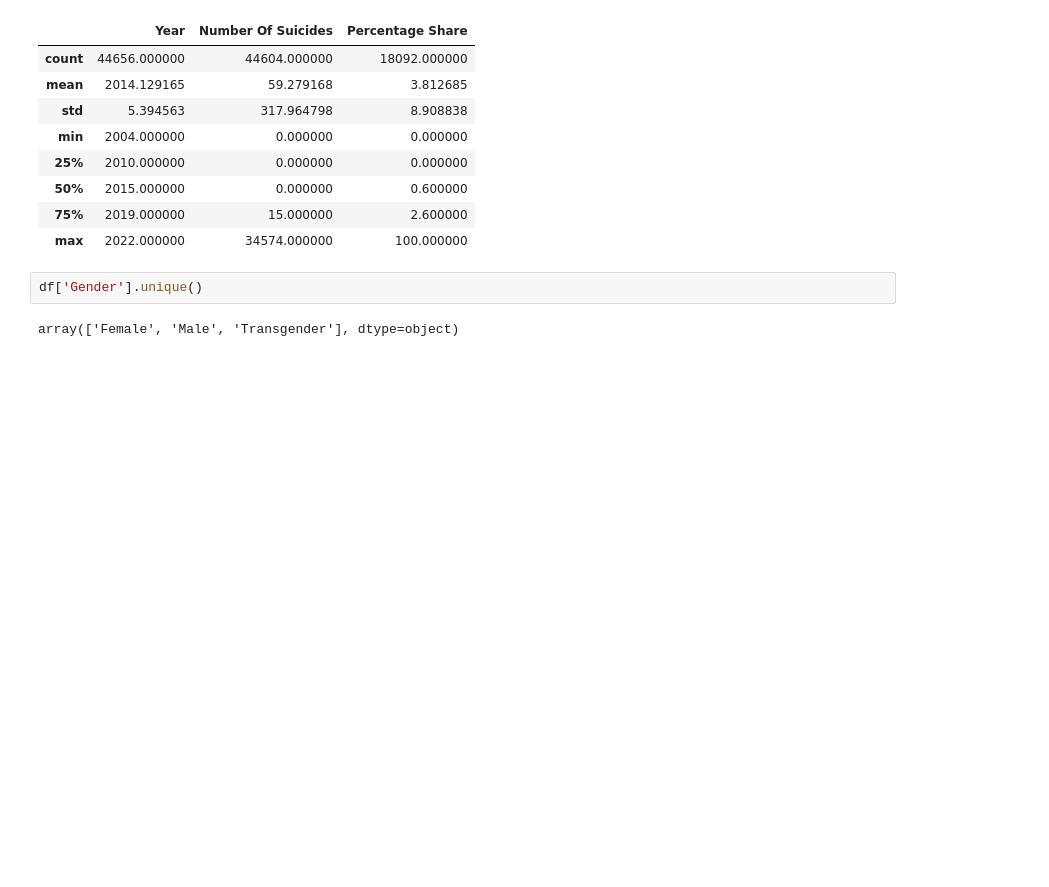
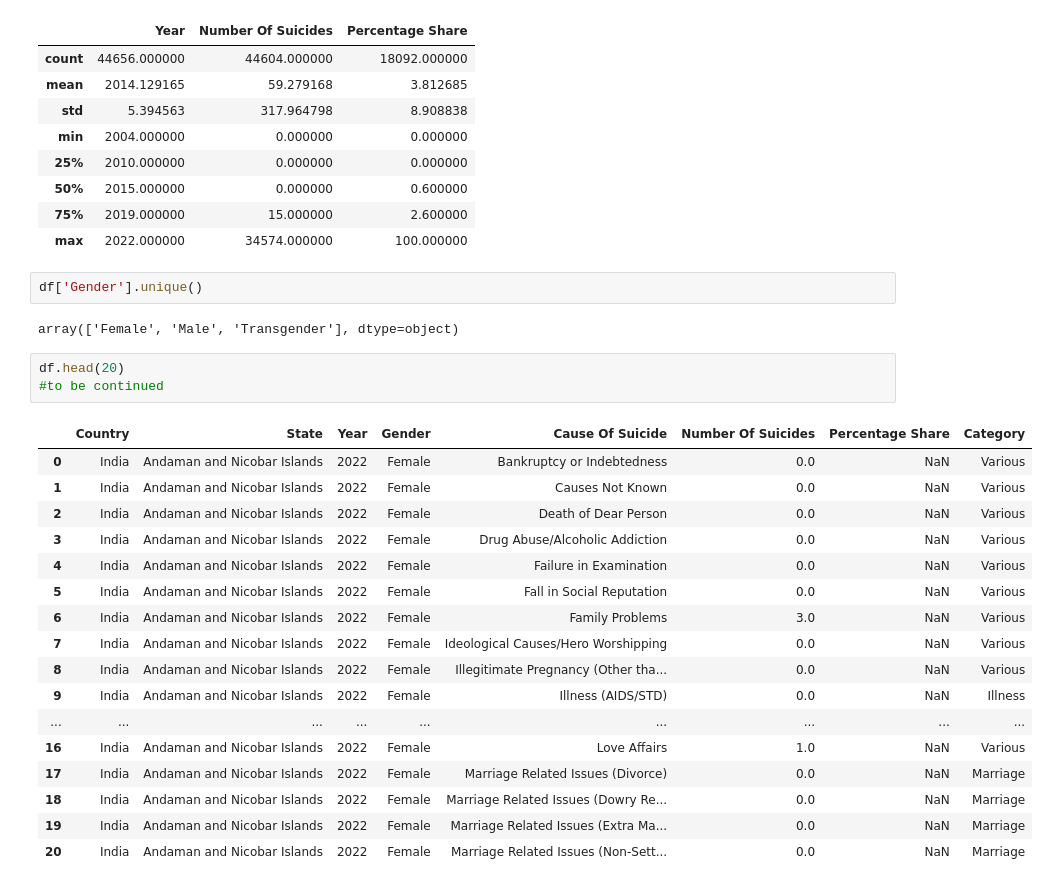
Before and after one commit to PrateekMinhas09/Suicide-Landscape-In-India, a Jupyter notebook: dataClea1n.ipynb, the cells around one changed output. Drawn from its saved outputs; the diff is of its cells as text; blank space fills up the shorter version.

```diff
--- a/dataClea1n.ipynb
+++ b/dataClea1n.ipynb
@@ -196,3 +196,24 @@ df.describe()
 df['Gender'].unique()
 # %% [output]
 array(['Female', 'Male', 'Transgender'], dtype=object)
+# %%
+df.head(20)
+#to be continued
+# %% [output]
+|  | Country | State | Year | Gender | Cause Of Suicide | Number Of Suicides | Percentage Share | Category |
+| 0 | India | Andaman and Nicobar Islands | 2022 | Female | Bankruptcy or Indebtedness | 0.0 | NaN | Various |
+| 1 | India | Andaman and Nicobar Islands | 2022 | Female | Causes Not Known | 0.0 | NaN | Various |
+| 2 | India | Andaman and Nicobar Islands | 2022 | Female | Death of Dear Person | 0.0 | NaN | Various |
+| 3 | India | Andaman and Nicobar Islands | 2022 | Female | Drug Abuse/Alcoholic Addiction | 0.0 | NaN | Various |
+| 4 | India | Andaman and Nicobar Islands | 2022 | Female | Failure in Examination | 0.0 | NaN | Various |
+| 5 | India | Andaman and Nicobar Islands | 2022 | Female | Fall in Social Reputation | 0.0 | NaN | Various |
+| 6 | India | Andaman and Nicobar Islands | 2022 | Female | Family Problems | 3.0 | NaN | Various |
+| 7 | India | Andaman and Nicobar Islands | 2022 | Female | Ideological Causes/Hero Worshipping | 0.0 | NaN | Various |
+| 8 | India | Andaman and Nicobar Islands | 2022 | Female | Illegitimate Pregnancy (Other tha... | 0.0 | NaN | Various |
+| 9 | India | Andaman and Nicobar Islands | 2022 | Female | Illness (AIDS/STD) | 0.0 | NaN | Illness |
+| ... | ... | ... | ... | ... | ... | ... | ... | ... |
+| 16 | India | Andaman and Nicobar Islands | 2022 | Female | Love Affairs | 1.0 | NaN | Various |
+| 17 | India | Andaman and Nicobar Islands | 2022 | Female | Marriage Related Issues (Divorce) | 0.0 | NaN | Marriage |
+| 18 | India | Andaman and Nicobar Islands | 2022 | Female | Marriage Related Issues (Dowry Re... | 0.0 | NaN | Marriage |
+| 19 | India | Andaman and Nicobar Islands | 2022 | Female | Marriage Related Issues (Extra Ma... | 0.0 | NaN | Marriage |
+| 20 | India | Andaman and Nicobar Islands | 2022 | Female | Marriage Related Issues (Non-Sett... | 0.0 | NaN | Marriage |
```
Also changed, not shown: 3 other files.
